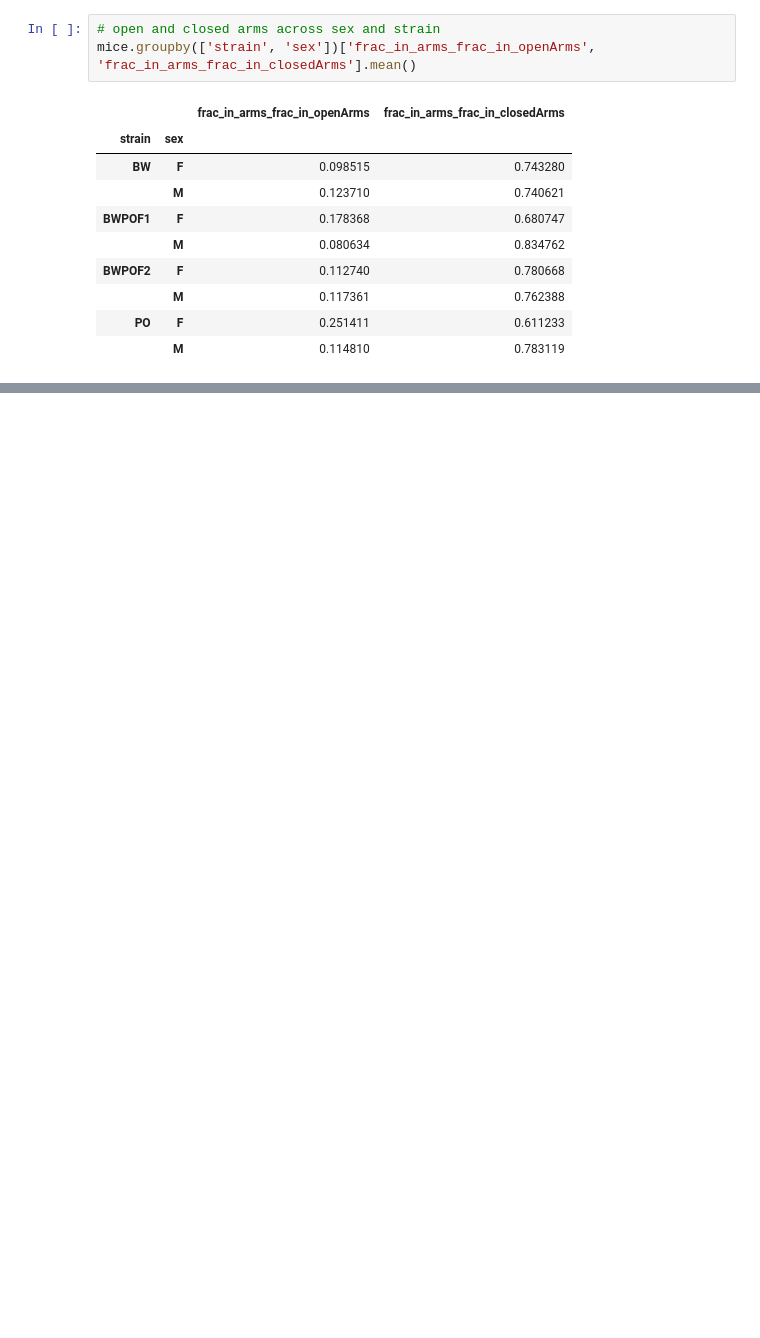
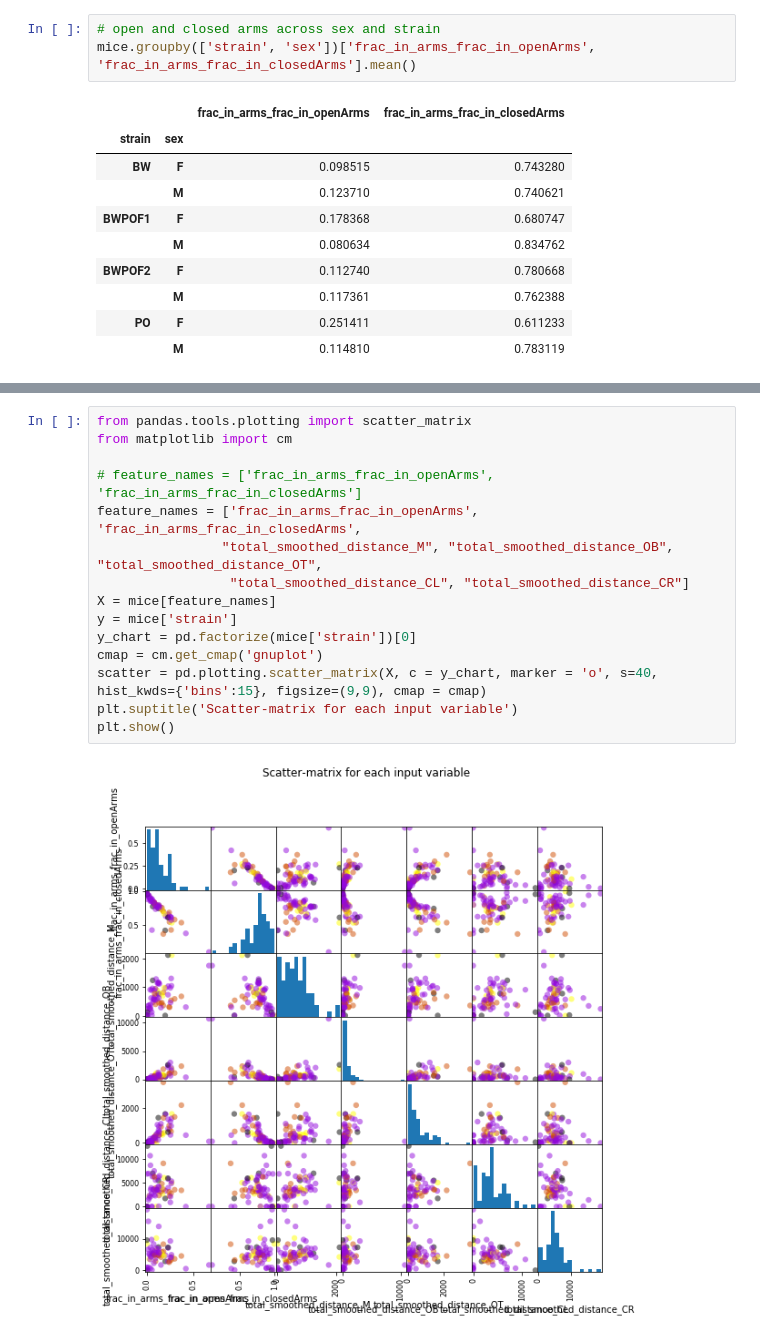
Before and after one commit to zachbogart/mice_behavior_capstone, a Jupyter notebook: analysis/explore.ipynb, the cells around one changed output, grey strips where cells are left out. Cells and saved outputs as stored; diff of their text form; blank space fills up the shorter version.

```diff
--- a/analysis/explore.ipynb
+++ b/analysis/explore.ipynb
@@ -105,0 +133,17 @@ mice.groupby(['strain', 'sex'])['frac_in_arms_frac_in_openArms', 'frac_in_arms_f
+# %%
+from pandas.tools.plotting import scatter_matrix
+from matplotlib import cm
+
+# feature_names = ['frac_in_arms_frac_in_openArms', 'frac_in_arms_frac_in_closedArms']
+feature_names = ['frac_in_arms_frac_in_openArms', 'frac_in_arms_frac_in_closedArms',
+                "total_smoothed_distance_M", "total_smoothed_distance_OB", "total_smoothed_distance_OT",
+                 "total_smoothed_distance_CL", "total_smoothed_distance_CR"]
+X = mice[feature_names]
+y = mice['strain']
+y_chart = pd.factorize(mice['strain'])[0]
+cmap = cm.get_cmap('gnuplot')
+scatter = pd.plotting.scatter_matrix(X, c = y_chart, marker = 'o', s=40, hist_kwds={'bins':15}, figsize=(9,9), cmap = cmap)
+plt.suptitle('Scatter-matrix for each input variable')
+plt.show()
+# %% [output]
+[figure, added]
```
Also changed, not shown: parts of 16 cells of this notebook.
